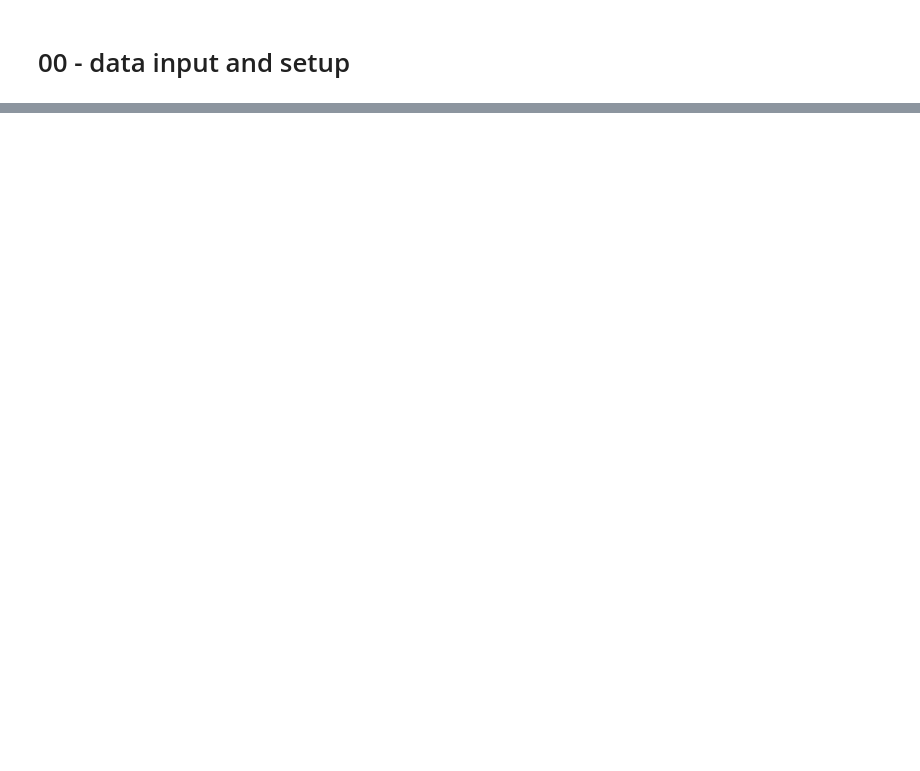
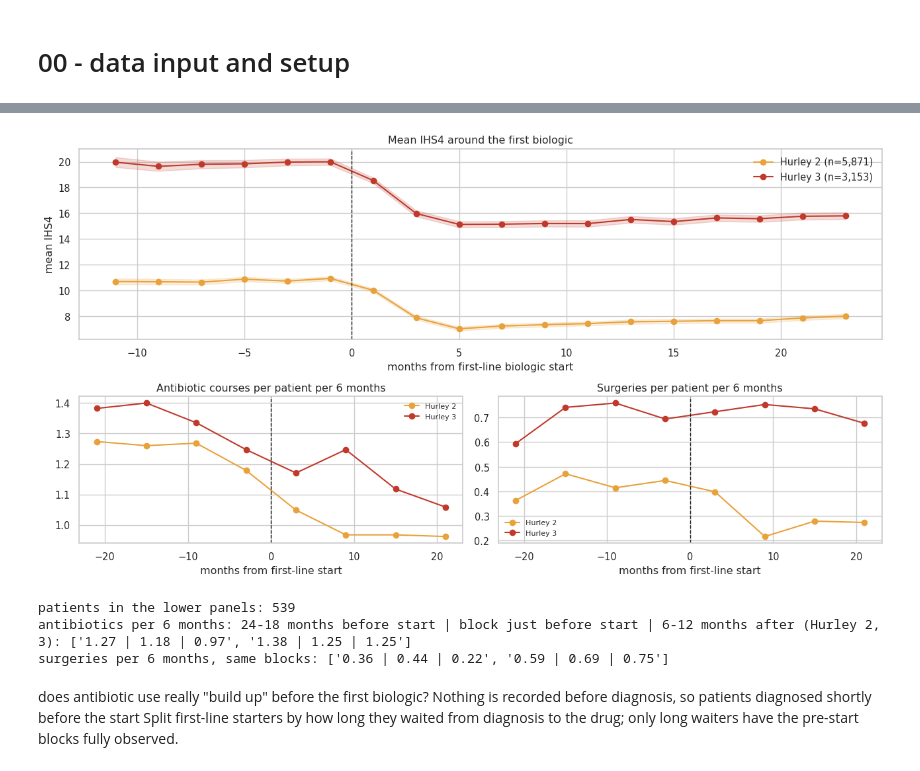
Before and after one commit to FairzanIsLearning/Chemometric-learn, a Jupyter notebook: Mixed/HS_Model/HS_dynamic.ipynb, the cells around one changed output, grey strips where cells are left out. Cells and saved outputs as stored; diff of their text form; code cells hidden in the pictures; blank space fills up the shorter version.

```diff
--- a/Mixed/HS_Model/HS_dynamic.ipynb
+++ b/Mixed/HS_Model/HS_dynamic.ipynb
@@ -205,0 +295,47 @@ print(g.round(3).to_string())
+# %%
+# function helper -- analysis
+def ev_counts(df, dcol, name):                              # events per patient per 6-month block, -24..+24 months around first-line start
+    wy = (coh.start_date - dm.diagnosis_date.reindex(coh.index)).dt.days / 365.25      # keep only patients diagnosed 2+ years before the start (and not the 2016-01-02 placeholder), so the 24 months before start are fully observed
+    c2 = coh[(coh.start_date >= "2018-01-02") & (wy >= 2) & (dm.diagnosis_date.reindex(coh.index) != lib.T0)]; e = df[df.patient_id.isin(c2.index)][["patient_id", dcol]].rename(columns={dcol: "ev"}).merge(c2[["start_date", "hurley"]], left_on="patient_id", right_index=True)
+    e["m"] = (e["ev"] - e.start_date).dt.days / MO; e = e[(e.m >= -24) & (e.m < 24)]; e["b"] = np.floor(e.m / 6) * 6
+    cnt = e.groupby(["patient_id", "b"]).size().unstack("b", fill_value=0).reindex(c2.index).fillna(0); cnt["hurley"] = c2.hurley
+    out = cnt.groupby("hurley").mean(); return out
+# %%
+coh = l1[(l1.start_date >= "2017-01-02") & (l1.start_date <= "2023-12-31")].copy(); coh["hurley"] = dm.hurley.reindex(coh.index); coh = coh[coh.hurley >= 2]
+sv = vis[vis.ihs4_score.notna()][["patient_id", "visit_date", "ihs4_score"]].merge(coh[["start_date", "end_date", "hurley"]], left_on="patient_id", right_index=True)
+sv["m"] = (sv.visit_date - sv.start_date).dt.days / MO; sv["on"] = sv.end_date.isna() | (sv.visit_date <= sv.end_date)
+sv["mb"] = np.floor(sv.m / 2) * 2
+pm = sv[(sv.m >= -12) & (sv.m < 24)].groupby(["hurley", "mb", "patient_id"]).ihs4_score.mean().reset_index()
+curve = pm.groupby(["hurley", "mb"]).ihs4_score.agg(["mean", "sem", "size"]).reset_index()
+
+ea_ids = coh[(coh.start_date >= '2018-01-02') & (((coh.start_date - dm.diagnosis_date.reindex(coh.index)).dt.days / 365.25) >= 2) & (dm.diagnosis_date.reindex(coh.index) != lib.T0)].index
+ea, es_ = ev_counts(abx, "start_date", "abx"), ev_counts(sur, "procedure_date", "surg")
+
+# graph
+fig, axs = plt.subplots(2, 2, figsize=(13, 7), gridspec_kw={"height_ratios": [1.3, 1]})
+gs = axs[0, 0].get_gridspec(); axs[0, 0].remove(); axs[0, 1].remove(); ax = fig.add_subplot(gs[0, :])
+
+# mean IHS4 in first biologic
+for h in (2, 3):
+    c = curve[curve.hurley == h]; ax.plot(c.mb + 1, c["mean"], marker="o", color=HC[h], label=f"Hurley {h} (n={coh[coh.hurley == h].shape[0]:,})")
+    ax.fill_between(c.mb + 1, c["mean"] - 1.96 * c["sem"], c["mean"] + 1.96 * c["sem"], color=HC[h], alpha=.18)
+ax.axvline(0, color="k", ls="--", lw=1); ax.set_xlabel("months from first-line biologic start"); ax.set_ylabel("mean IHS4"); ax.set_title("Mean IHS4 around the first biologic"); ax.legend(frameon=False)
+
+# abx and surgery courses after starting biologic
+for ax, d, t in [(axs[1, 0], ea, "Antibiotic courses per patient per 6 months"), (axs[1, 1], es_, "Surgeries per patient per 6 months")]:
+    for h in (2, 3): ax.plot(d.columns + 3, d.loc[h], marker="o", color=HC[h], label=f"Hurley {h}")
+    ax.axvline(0, color="k", ls="--", lw=1); ax.set_xlabel("months from first-line start"); ax.set_title(t); ax.legend(frameon=False, fontsize=8)
+plt.tight_layout(); plt.show()
+b0 = ea.loc[:, [-6.0]].iloc[:, 0]; a0 = ea.loc[:, [6.0]].iloc[:, 0]
+
+print(f"patients in the lower panels: {len(ea_ids):,}")
+print("antibiotics per 6 months: 24-18 months before start | block just before start | 6-12 months after (Hurley 2, 3):", [f"{ea.loc[h, -24.0]:.2f} | {b0[h]:.2f} | {a0[h]:.2f}" for h in (2, 3)])
+print("surgeries per 6 months, same blocks:", [f"{es_.loc[h, -24.0]:.2f} | {es_.loc[h, -6.0]:.2f} | {es_.loc[h, 6.0]:.2f}" for h in (2, 3)])
+# %% [output]
+[figure, added]
+patients in the lower panels: 539
+antibiotics per 6 months: 24-18 months before start | block just before start | 6-12 months after (Hurley 2, 3): ['1.27 | 1.18 | 0.97', '1.38 | 1.25 | 1.25']
+surgeries per 6 months, same blocks: ['0.36 | 0.44 | 0.22', '0.59 | 0.69 | 0.75']
+# %% [markdown]
+does antibiotic use really "build up" before the first biologic?  Nothing is recorded before diagnosis, so patients diagnosed shortly before the start
+Split first-line starters by how long they waited from diagnosis to the drug; only long waiters have the pre-start blocks fully observed.
```
Also changed, not shown: parts of 55 cells of this notebook, 1 other file.
